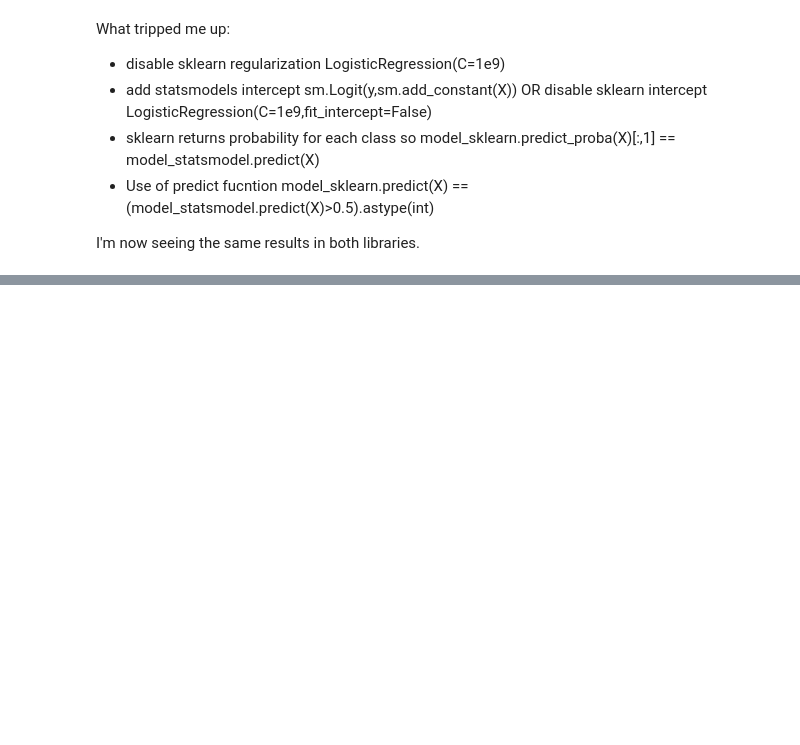
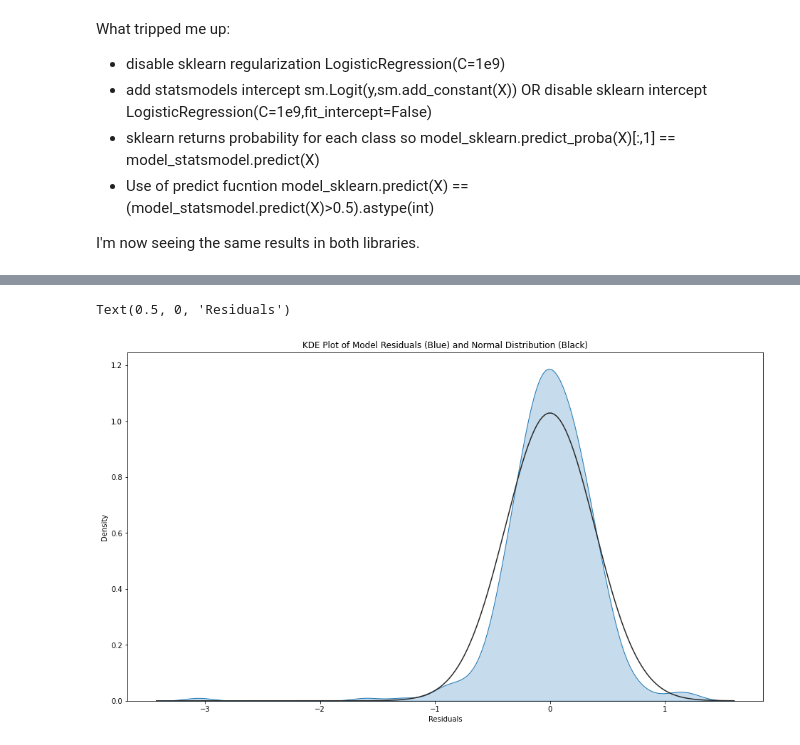
Before and after one commit to feiyiwang/iron_study, a Jupyter notebook: preprocessing.ipynb, the cells around one changed output, grey strips where cells are left out. Drawn from its saved outputs; the diff is of its cells as text; code cells hidden in the pictures; blank space fills up the shorter version.

```diff
--- a/preprocessing.ipynb
+++ b/preprocessing.ipynb
@@ -171,0 +374,5 @@ I'm now seeing the same results in both libraries.
+# %%
+# Random Intercept Model w/out Interaction Term
+model = smf.mixedlm("weight ~ litsize + C(treatment) + C(sex, Treatment('Male'))",
+                    df, groups= "litter").fit()
+model.summary()
@@ -171,0 +438,8 @@ I'm now seeing the same results in both libraries.
+# %%
+fig = plt.figure(figsize = (16, 9))
+ax = sns.distplot(model.resid, hist = False, kde_kws = {"shade" : True, "lw": 1}, fit = stats.norm)
+ax.set_title("KDE Plot of Model Residuals (Blue) and Normal Distribution (Black)")
+ax.set_xlabel("Residuals")
+# %% [output]
+Text(0.5, 0, 'Residuals')
+[figure, added]
```
Also changed, not shown: parts of 29 cells of this notebook, 2 other files.
